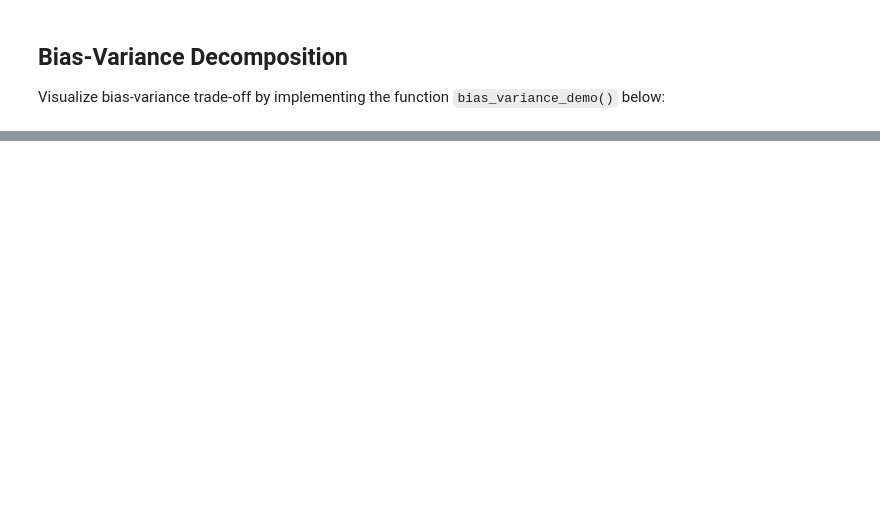
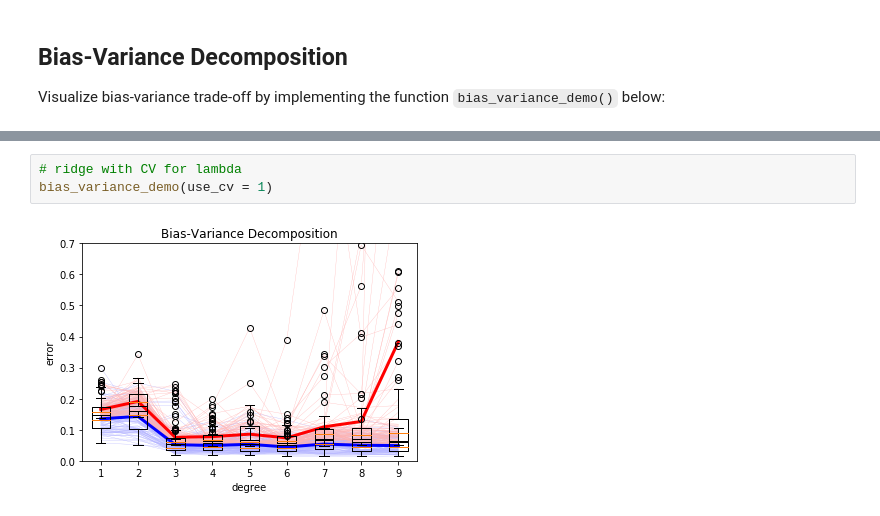
Before and after one commit to sergeivolodin/EPFL_ML_Course, a Jupyter notebook: labs/ex04/template/ex04.ipynb, the cells around one changed output, grey strips where cells are left out. Drawn from its saved outputs; the diff is of its cells as text; blank space fills up the shorter version.

```diff
--- a/labs/ex04/template/ex04.ipynb
+++ b/labs/ex04/template/ex04.ipynb
@@ -135,0 +235,5 @@ bias_variance_demo()
+# %%
+# ridge with CV for lambda
+bias_variance_demo(use_cv = 1)
+# %% [output]
+[figure, added]
```
Also changed, not shown: parts of 6 cells of this notebook, 4 other files.
